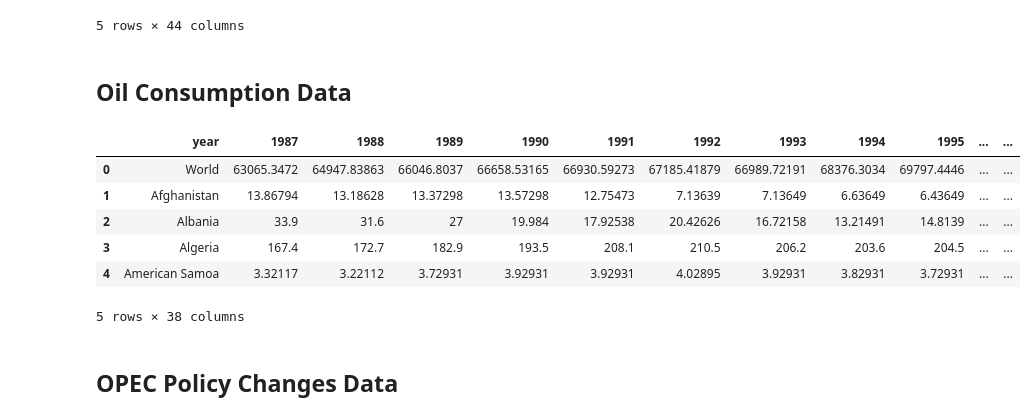
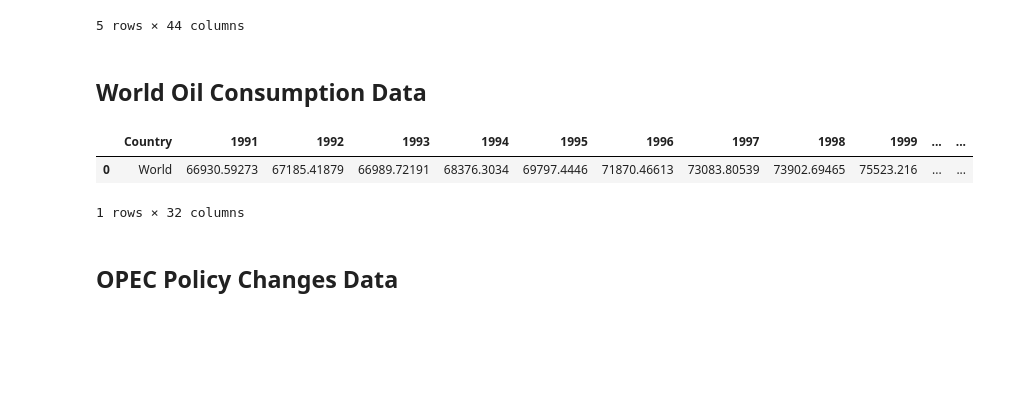
Before and after one commit to Daniel-Andarge/AiML-brent-oil-price-analysis, a Jupyter notebook: notebooks/data_preprocessing.ipynb, the cells around one changed output. Cells and saved outputs as stored; diff of their text form; code cells hidden in the pictures; blank space fills up the shorter version.

```diff
--- a/notebooks/data_preprocessing.ipynb
+++ b/notebooks/data_preprocessing.ipynb
@@ -13,10 +13,10 @@ from data_cleaner import *
 filename1 = 'BrentOilPrices.csv'
 filename2 = 'gdp_growth_rate.csv'
 filename3 = 'inflation_rate.csv'
-filename4 = 'oil_consuption_by_country.csv'
+filename4 = 'world_oil_consuption.csv'
 filename5 = 'opec_policy_changes.csv'
 filename6 = 'sanction_data.csv'
-filename7 = 'umemployment_rate.csv'
+filename7 = 'world_umemployment_rate.csv'
 filename8 = 'usd_exchange_rate.csv'
 filename9 = 'conflict_data.csv'
 
@@ -76,17 +76,13 @@ inflation_df.head()
 | 4 | Angola | 46.7 | 1.4 | 1.8 | 1.8 | 1.8 | 1.8 | 1.8 | 1.8 | 1.8 | ... | ... |
 5 rows × 44 columns
 # %% [markdown]
-## Oil Consumption Data
+## World Oil Consumption Data
 # %%
-oil_consumption_df.head()
+oil_consumption_df
 # %% [output]
-|  | year | 1987 | 1988 | 1989 | 1990 | 1991 | 1992 | 1993 | 1994 | 1995 | ... | ... |
-| 0 | World | 63065.3472 | 64947.83863 | 66046.8037 | 66658.53165 | 66930.59273 | 67185.41879 | 66989.72191 | 68376.3034 | 69797.4446 | ... | ... |
-| 1 | Afghanistan | 13.86794 | 13.18628 | 13.37298 | 13.57298 | 12.75473 | 7.13639 | 7.13649 | 6.63649 | 6.43649 | ... | ... |
-| 2 | Albania | 33.9 | 31.6 | 27 | 19.984 | 17.92538 | 20.42626 | 16.72158 | 13.21491 | 14.8139 | ... | ... |
-| 3 | Algeria | 167.4 | 172.7 | 182.9 | 193.5 | 208.1 | 210.5 | 206.2 | 203.6 | 204.5 | ... | ... |
-| 4 | American Samoa | 3.32117 | 3.22112 | 3.72931 | 3.92931 | 3.92931 | 4.02895 | 3.92931 | 3.82931 | 3.72931 | ... | ... |
+|  | Country | 1991 | 1992 | 1993 | 1994 | 1995 | 1996 | 1997 | 1998 | 1999 | ... | ... |
+| 0 | World | 66930.59273 | 67185.41879 | 66989.72191 | 68376.3034 | 69797.4446 | 71870.46613 | 73083.80539 | 73902.69465 | 75523.216 | ... | ... |
-5 rows × 38 columns
+1 rows × 32 columns
 # %% [markdown]
 ## OPEC Policy Changes Data
 # %%
```
Also changed, not shown: parts of 10 cells of this notebook, 3 other files.
